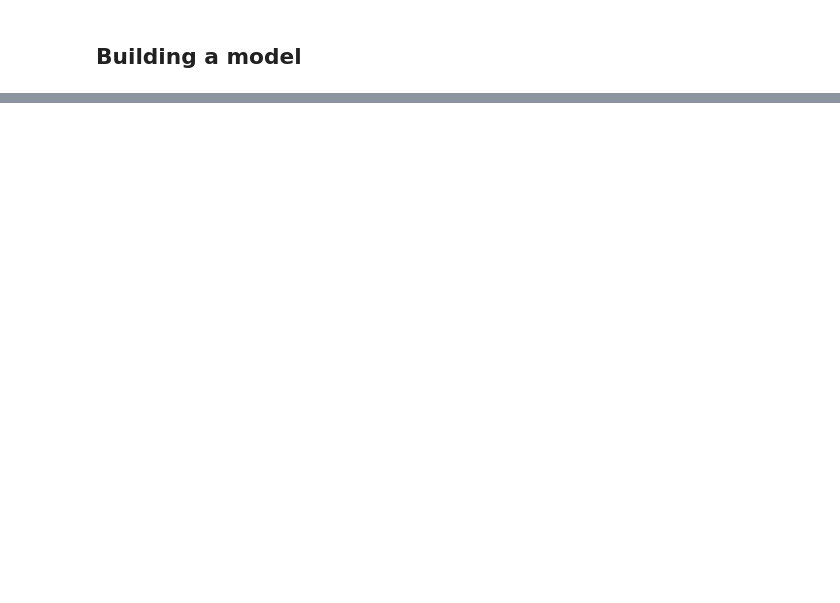
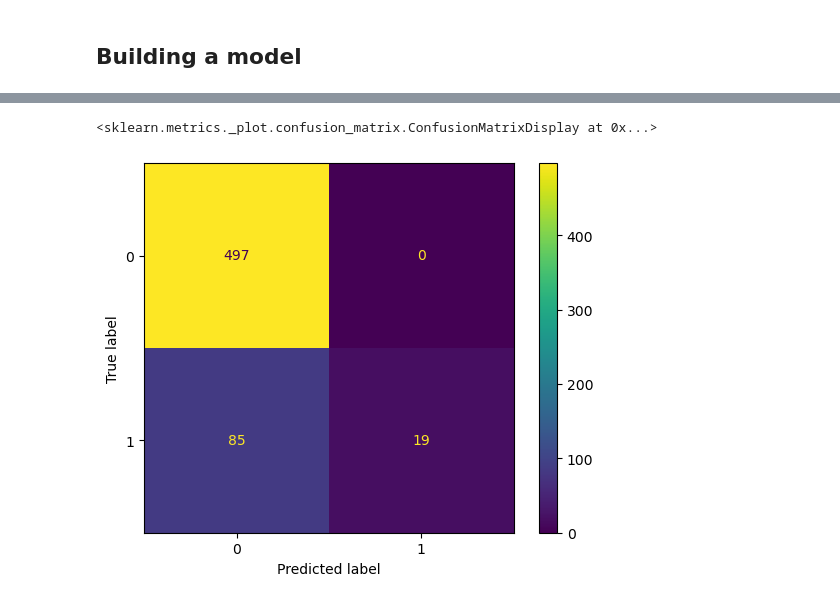
Before and after one commit to F-Fer/HOML-3_Exercises, a Jupyter notebook: MySolutions/Chapter-3/Notebooks/Chapter-3_Exc-4_DataExploration.ipynb, the cells around one changed output, grey strips where cells are left out. Drawn from its saved outputs; the diff is of its cells as text; code cells hidden in the pictures; blank space fills up the shorter version.

```diff
--- a/MySolutions/Chapter-3/Notebooks/Chapter-3_Exc-4_DataExploration.ipynb
+++ b/MySolutions/Chapter-3/Notebooks/Chapter-3_Exc-4_DataExploration.ipynb
@@ -130,3 +130,12 @@ print(f"Shape of y: {y.shape}")
 # %% [output]
 Shape of X: (3002,)
 Shape of y: (3002,)
+# %%
+from sklearn.model_selection import train_test_split
+
+X_train, X_test, y_train, y_test = train_test_split(X, y, test_size=0.2)
+
+print(f"X_train shape: {X_train.shape}")
+print(f"X_test shape: {X_test.shape}")
+print(f"y_train shape: {y_train.shape}")
+print(f"y_test shape: {y_test.shape}")
@@ -522,6 +538,8 @@ class TextPreprocessingSteps(object):
         return self.X
 # %%
 from sklearn.feature_extraction.text import CountVectorizer, TfidfTransformer
+
+textPreprocessor = TextPreprocessingSteps()
 
 vectoriser = CountVectorizer(decode_error='ignore', lowercase=False, analyzer=textPreprocessor)
 tfid_transformer = TfidfTransformer()
@@ -575,0 +594,14 @@ print(cv_scores)
+# %%
+model = model.fit(X_train, y_train)
+# %%
+from sklearn.metrics import confusion_matrix, ConfusionMatrixDisplay
+
+y_pred = model.predict(X_test)
+
+conf_matrix = confusion_matrix(y_true=y_test, y_pred=y_pred)
+
+disp = ConfusionMatrixDisplay(conf_matrix)
+disp.plot()
+# %% [output]
+<sklearn.metrics._plot.confusion_matrix.ConfusionMatrixDisplay at 0x...>
+[figure, added]
```
Also changed, not shown: parts of 15 cells of this notebook.
